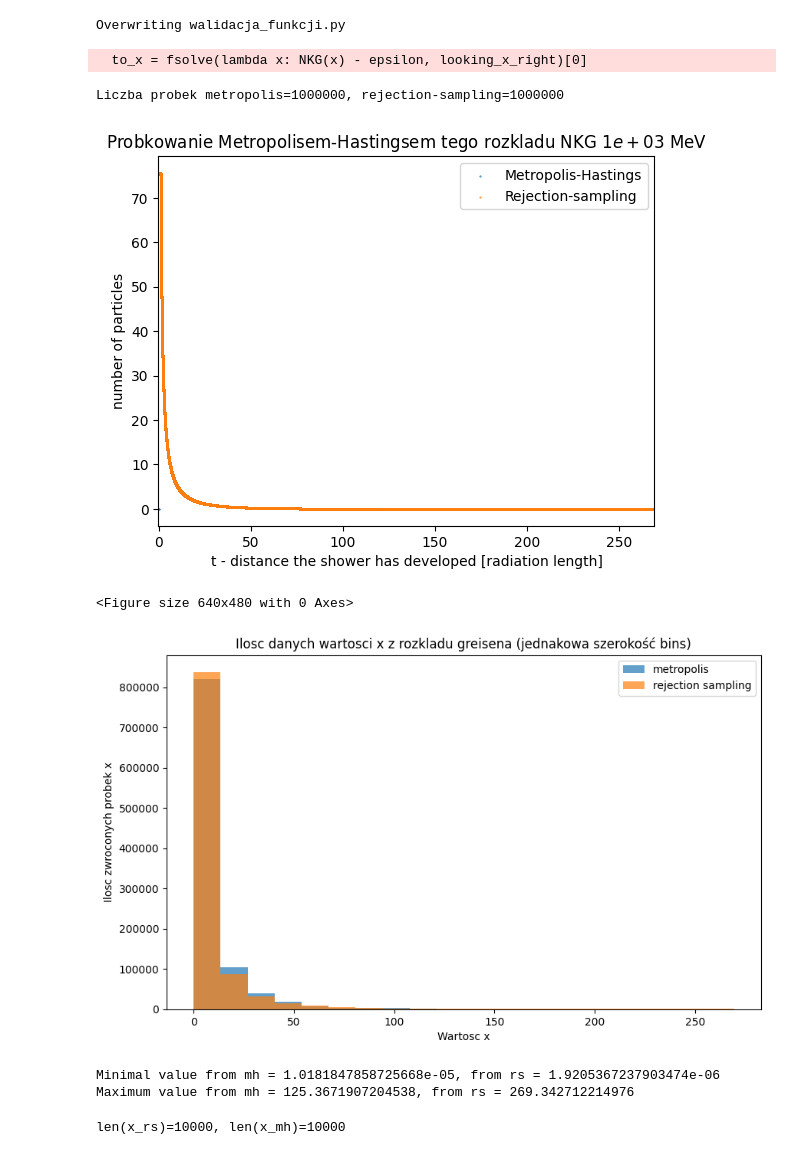
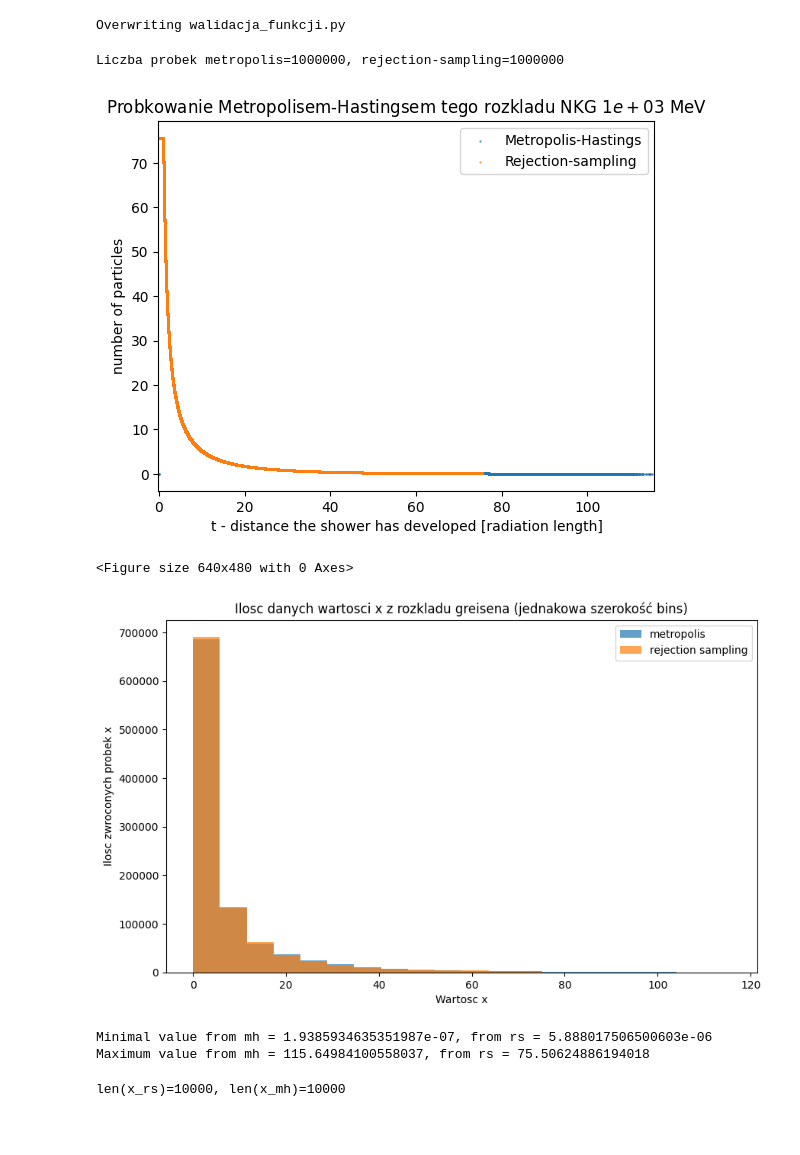
Before and after one commit to kluski777/PraktykiGAN, a Jupyter notebook: walidacja_funkcji.ipynb, the cells around one changed output. Cells and saved outputs as stored; diff of their text form; code cells hidden in the pictures; blank space fills up the shorter version.

```diff
--- a/walidacja_funkcji.ipynb
+++ b/walidacja_funkcji.ipynb
@@ -122,51 +121,50 @@ Overwriting walidacja_funkcji.py
 # %%
 from walidacja_funkcji import *
 
-prober = rs_prober_NKG()
+prober = rs_prober_NKG(0.1, -1, 1, from_x=0)
 
 x_mh, y_mh = metropolis_hastings_probing(NKG, 1_000_000)
-x_rs = prober.rejection_sampling(1_000_000, -1, 1, from_x=0)
-y_rs = NKG(x_rs)
+x_rs = prober.rejection_sampling(1_000_000)
+y_rs = NKG_np(x_rs)
 
 print(f'Liczba probek metropolis={len(x_mh)}, rejection-sampling={len(x_rs)}')
 
 plt.title(rf'Probkowanie Metropolisem-Hastingsem tego rozkladu NKG ${1e3:.0e}$ MeV')
 plt.scatter(x_mh, y_mh, s=0.2, label='Metropolis-Hastings')
 plt.scatter(x_rs, y_rs, s=0.2, label='Rejection-sampling')
 plt.xlabel('t - distance the shower has developed [radiation length]')
 plt.ylabel('number of particles')
 plt.legend()
 plt.xlim(-0.1, max(np.max(x_mh), np.max(x_rs)))
 plt.show()
 plt.savefig('./Wykresy/Walidacja/NKG_z_mh_rs.jpg')
 
 plt.figure(figsize=(10, 6))
 plt.title('Ilosc danych wartosci x z rozkladu greisena (jednakowa szerokość bins)')
 
 # Define common range and bins
 x_min = min(np.min(x_mh), np.min(x_rs))
 x_max = max(np.max(x_mh), np.max(x_rs))
 bins = np.linspace(x_min, x_max, 21)  # 21 edges = 20 bins
 
 plt.hist(x_mh, bins=bins, label='metropolis', alpha=0.7)
 plt.hist(x_rs, bins=bins, label='rejection sampling', alpha=0.7)
 plt.legend()
 plt.xlabel('Wartosc x')
 plt.ylabel('Ilosc zwroconych probek x')
 plt.savefig('./Wykresy/Walidacja/czestosc_dla_NKG_solution1.jpg')
 plt.show()
 
 
 print(f'Minimal value from mh = {np.min(x_mh)}, from rs = {np.min(x_rs)}')
 print(f'Maximum value from mh = {np.max(x_mh)}, from rs = {np.max(x_rs)}')
 # %% [output]
-  to_x = fsolve(lambda x: NKG(x) - epsilon, looking_x_right)[0]
+Liczba probek metropolis=1000000, rejection-sampling=1000000
+[figure, new version]
-Liczba probek metropolis=1000000, rejection-sampling=1000000
+<Figure size 640x480 with 0 Axes>
-[figure, old version]
+[figure, new version]
-<Figure size 640x480 with 0 Axes>
+Minimal value from mh = 1.9385934635351987e-07, from rs = 5.888017506500603e-06
+Maximum value from mh = 115.64984100558037, from rs = 75.50624886194018
-[figure, old version]
-Minimal value from mh = 1.0181847858725668e-05, from rs = 1.9205367237903474e-06
-Maximum value from mh = 125.3671907204538, from rs = 269.342712214976
 # %%
 from walidacja_funkcji import *
 
```
Also changed, not shown: parts of 1 cell of this notebook, 36 other files.
